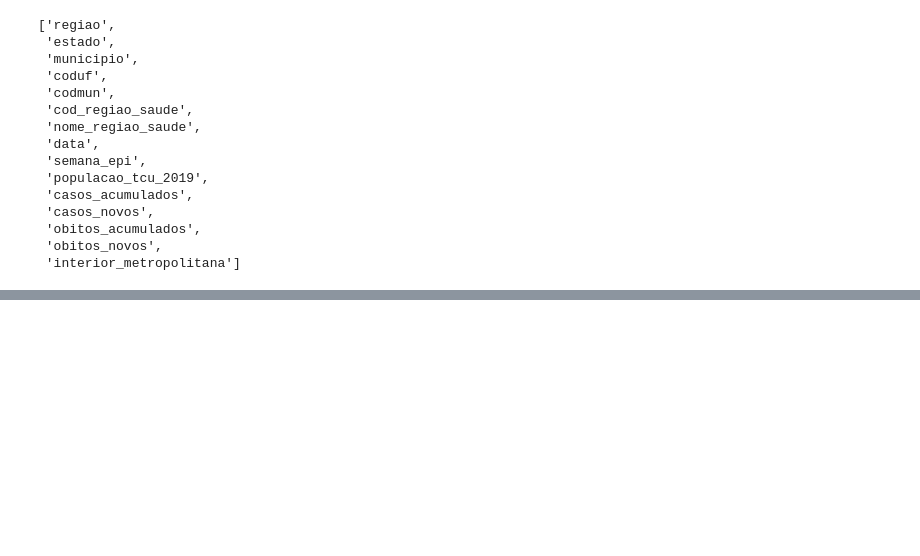
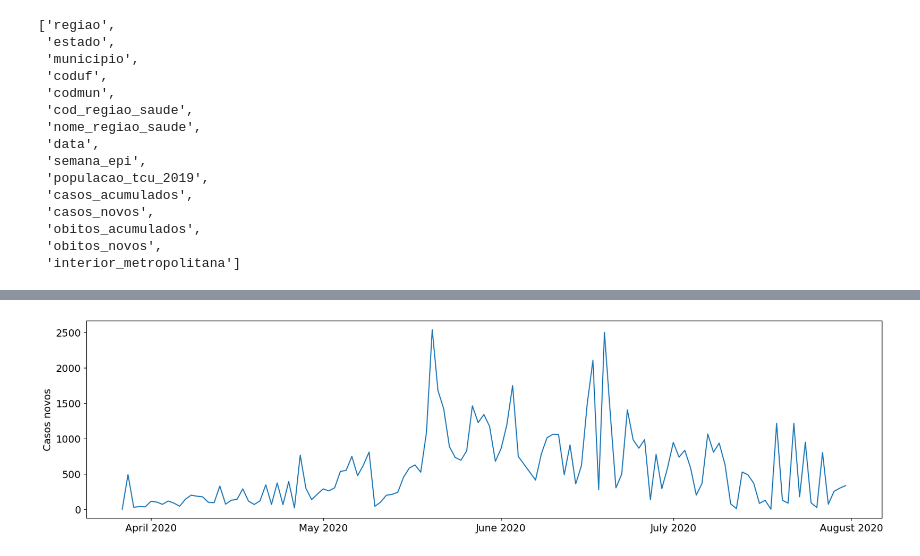
Before and after one commit to carloszan/covid-databricks, a Jupyter notebook: runners/01_silver.ipynb, the cells around one changed output, grey strips where cells are left out. Saved outputs shown, nothing was run; the diff lists cells and outputs as text; code cells hidden in the pictures; blank space fills up the shorter version.

```diff
--- a/runners/01_silver.ipynb
+++ b/runners/01_silver.ipynb
@@ -102,0 +171,34 @@ len(df_date_added.columns) - len(df.columns)
+# %%
+from pyspark.ml import Pipeline
+from pyspark.ml.feature import StandardScaler, VectorAssembler
+from pyspark.ml.functions import vector_to_array
+from pyspark.sql import functions as F
+
+
+def apply_z_score(df, limite_comum=1):
+    assembler = VectorAssembler(inputCols=["casos_novos"], outputCol="casos_novos_vec")
+    scaler = StandardScaler(
+        inputCol="casos_novos_vec",
+        outputCol="casos_novos_scaled",
+        withStd=True,
+        withMean=True,
+    )
+
+    pipeline = Pipeline(stages=[assembler, scaler])
+    model = pipeline.fit(df)
+    df_scaled = model.transform(df)
+
+    z_scored_df = (
+        df_scaled.withColumn("z_score_arr", vector_to_array(F.col("casos_novos_scaled")))  # correct extraction
+        .withColumn("z_score", F.col("z_score_arr").getItem(0))
+        .filter(F.abs(F.col("z_score")) < limite_comum)
+        .drop("casos_novos_vec", "casos_novos_scaled")
+    )
+
+    return z_scored_df
+
+
+z_scored_df = apply_z_score(rio_df)
+plot(z_scored_df)
+# %% [output]
+[figure, added]
```
Also changed, not shown: parts of 5 cells of this notebook.
